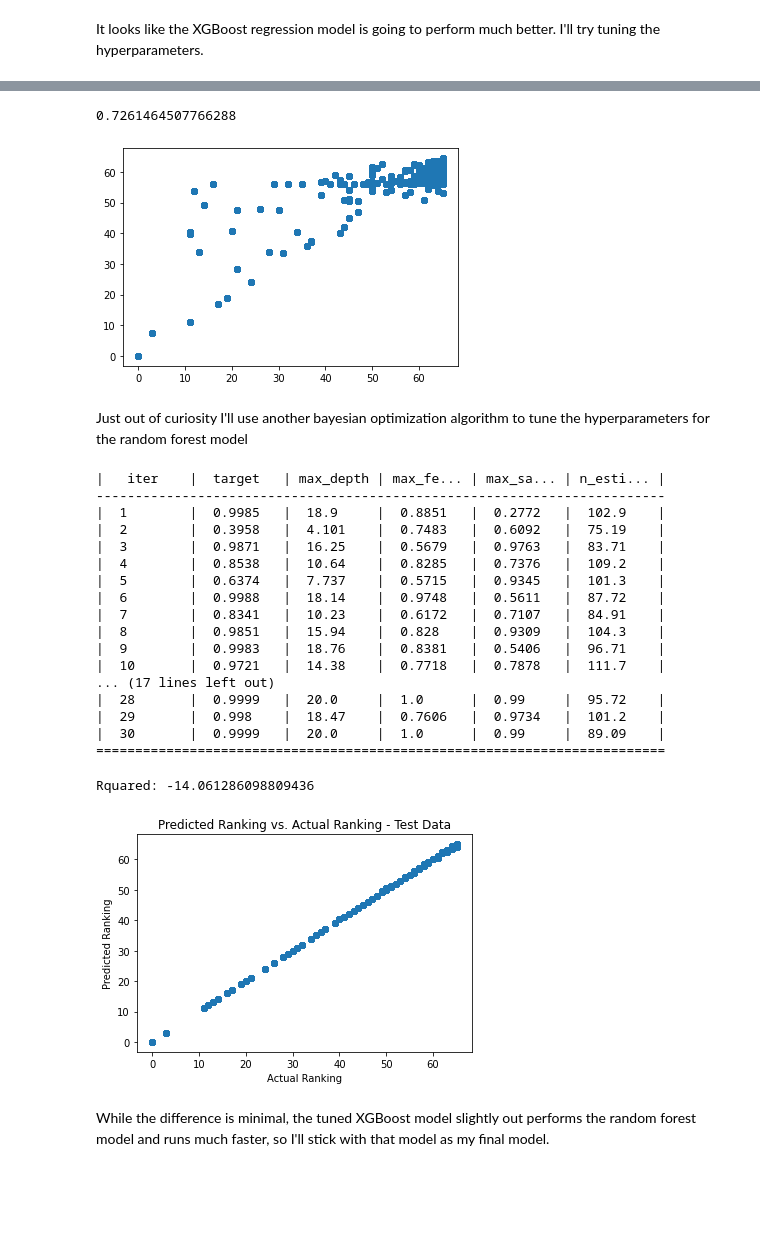
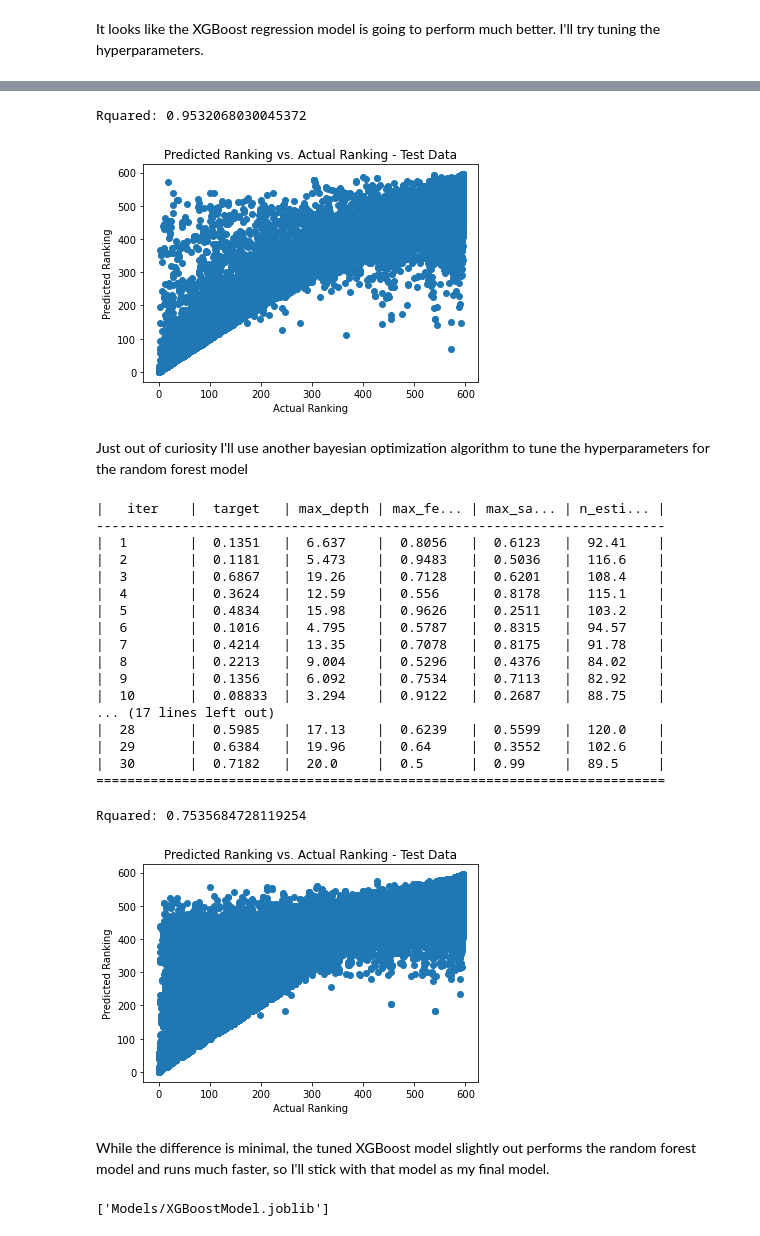
Before and after one commit to michaeltrent/Amazon_Product_Review_Project, a Jupyter notebook: Amazon_Product_Review_Project_Modeling.ipynb, the cells around one changed output, grey strips where cells are left out. Cells and saved outputs as stored; diff of their text form; code cells hidden in the pictures; blank space fills up the shorter version.

Commit message:
Adding documentation and updated modeling

```diff
--- a/Amazon_Product_Review_Project_Modeling.ipynb
+++ b/Amazon_Product_Review_Project_Modeling.ipynb
@@ -173,9 +171,7 @@ Adding the principle components and modeling the square root of the ranking make
 # %%
 predictors_6 = ['overall', 'verified', 'price', 'AvgRating', 'reviewSentiment', 'summarySentiment', 'reviewLength', 'clusters',
                 'clusterXreviewLength', 'clusterXprice', 'clusterXavgRating', 'clusterXratingCount', 'PCA0',
-       'PCA1', 'PCA2', 'PCA3', 'PCA4', 'PCA5', 'PCA6', 'PCA7', 'PCA8', 'PCA9',
-       'PCA10', 'PCA11', 'PCA12', 'PCA13', 'PCA14', 'PCA15', 'PCA16', 'PCA17',
-       'PCA18', 'PCA19', 'PCA20']
+       'PCA1', 'PCA2', 'PCA3', 'PCA4']
 X6_train = x_train[predictors_6]
 X6_test = x_test[predictors_6]
 xg6 = XGBRegressor(objective = 'reg:squarederror')
@@ -195,9 +191,7 @@ It looks like the XGBoost regression model is going to perform much better. I'll
 # %%
 predictors_7= ['overall', 'verified', 'price', 'AvgRating', 'reviewSentiment', 'summarySentiment', 'reviewLength', 'clusters',
                 'clusterXreviewLength', 'clusterXprice', 'clusterXavgRating', 'clusterXratingCount', 'PCA0',
-       'PCA1', 'PCA2', 'PCA3', 'PCA4', 'PCA5', 'PCA6', 'PCA7', 'PCA8', 'PCA9',
-       'PCA10', 'PCA11', 'PCA12', 'PCA13', 'PCA14', 'PCA15', 'PCA16', 'PCA17',
-       'PCA18', 'PCA19', 'PCA20']
+       'PCA1', 'PCA2', 'PCA3', 'PCA4']
 X7_train = x_train[predictors_7]
 X7_test = x_test[predictors_7]
 xg7 = XGBRegressor(objective = 'reg:squarederror')
@@ -261,12 +265,14 @@ xgb_bo.maximize(n_iter = 20, init_points = 10, acq = 'ei')
 params = xgb_bo.max['params']
 params['max_depth'] = int(params['max_depth'])
 params['n_estimators'] = int(params['n_estimators'])
+# %%
+params = {'max_depth':20, 'max_features': 0.5, 'max_samples': 0.99, 'n_estimators': 99, 'gamma': 1, 'learning_rate':1}
 # %%
 XGBModel = XGBRegressor(**params, objective = 'reg:squarederror')
-XGBModel.fit(X7_train, y_train)
+XGBModel.fit(X7_train, np.sqrt(y_train))
 preds = XGBModel.predict(X7_test)
-plt.scatter(y_test, preds)
-R2 = r2_score(y_test, preds)
+plt.scatter(y_test, preds**2)
+R2 = r2_score(y_test, preds**2)
 print('Rquared:', R2)
 _ = plt.title('Predicted Ranking vs. Actual Ranking - Test Data')
 _ = plt.ylabel('Predicted Ranking')
@@ -277,19 +357,19 @@ Rquared: 0.9999999997831475
 # %%
 #Now I'll try building a random forest regressor
 
-RF1 = RandomForestRegressor(max_depth = 8)
+RF1 = RandomForestRegressor()
 y_train = np.ravel(y_train)
-RF1.fit(X7_train, y_train)
+RF1.fit(X7_train, np.sqrt(y_train))
 preds = RF1.predict(X7_test)
-plt.scatter(y_test, preds)
-R2 = r2_score(y_test, preds)
+plt.scatter(y_test, preds**2)
+R2 = r2_score(y_test, preds**2)
 print('Rquared:', R2)
 _ = plt.title('Predicted Ranking vs. Actual Ranking - Test Data')
 _ = plt.ylabel('Predicted Ranking')
 _ = plt.xlabel('Actual Ranking')
 # %% [output]
-0.7261464507766288
+Rquared: 0.9532068030045372
-[figure, old version]
+[figure, new version]
 # %% [markdown]
 Just out of curiosity I'll use another bayesian optimization algorithm to tune the hyperparameters for the random forest model
 # %%
@@ -300,7 +380,7 @@ def bayes_tune_RF(max_depth, max_features, n_estimators, max_samples):
              'max_samples': float(max_samples)
              }
 
-    cv_result = cv(RandomForestRegressor(**params), X = X7_train, y = y_train, error_score = 0)
+    cv_result = cv(RandomForestRegressor(**params), X = X7_train, y = np.sqrt(y_train), error_score = 0)
     return np.nanmean(cv_result)
 
 RF_BO = BayesianOptimization(bayes_tune_RF, {'max_depth': (2, 20),
@@ -313,20 +393,20 @@ RF_BO.maximize(n_iter = 20, init_points = 10, acq = 'ei')
 # %% [output]
 |   iter    |  target   | max_depth | max_fe... | max_sa... | n_esti... |
 -------------------------------------------------------------------------
-|  1        |  0.9985   |  18.9     |  0.8851   |  0.2772   |  102.9    |
-|  2        |  0.3958   |  4.101    |  0.7483   |  0.6092   |  75.19    |
-|  3        |  0.9871   |  16.25    |  0.5679   |  0.9763   |  83.71    |
-|  4        |  0.8538   |  10.64    |  0.8285   |  0.7376   |  109.2    |
-|  5        |  0.6374   |  7.737    |  0.5715   |  0.9345   |  101.3    |
-|  6        |  0.9988   |  18.14    |  0.9748   |  0.5611   |  87.72    |
-|  7        |  0.8341   |  10.23    |  0.6172   |  0.7107   |  84.91    |
-|  8        |  0.9851   |  15.94    |  0.828    |  0.9309   |  104.3    |
-|  9        |  0.9983   |  18.76    |  0.8381   |  0.5406   |  96.71    |
-|  10       |  0.9721   |  14.38    |  0.7718   |  0.7878   |  111.7    |
+|  1        |  0.1351   |  6.637    |  0.8056   |  0.6123   |  92.41    |
+|  2        |  0.1181   |  5.473    |  0.9483   |  0.5036   |  116.6    |
+|  3        |  0.6867   |  19.26    |  0.7128   |  0.6201   |  108.4    |
+|  4        |  0.3624   |  12.59    |  0.556    |  0.8178   |  115.1    |
+|  5        |  0.4834   |  15.98    |  0.9626   |  0.2511   |  103.2    |
+|  6        |  0.1016   |  4.795    |  0.5787   |  0.8315   |  94.57    |
+|  7        |  0.4214   |  13.35    |  0.7078   |  0.8175   |  91.78    |
+|  8        |  0.2213   |  9.004    |  0.5296   |  0.4376   |  84.02    |
+|  9        |  0.1356   |  6.092    |  0.7534   |  0.7113   |  82.92    |
+|  10       |  0.08833  |  3.294    |  0.9122   |  0.2687   |  88.75    |
 ... (17 lines left out)
-|  28       |  0.9999   |  20.0     |  1.0      |  0.99     |  95.72    |
-|  29       |  0.998    |  18.47    |  0.7606   |  0.9734   |  101.2    |
-|  30       |  0.9999   |  20.0     |  1.0      |  0.99     |  89.09    |
+|  28       |  0.5985   |  17.13    |  0.6239   |  0.5599   |  120.0    |
+|  29       |  0.6384   |  19.96    |  0.64     |  0.3552   |  102.6    |
+|  30       |  0.7182   |  20.0     |  0.5      |  0.99     |  89.5     |
 =========================================================================
 # %%
 params = RF_BO.max['params']
@@ -338,13 +418,20 @@ y_train = np.ravel(y_train)
 RF1.fit(X7_train, np.sqrt(y_train))
 preds = RF1.predict(X7_test)
 plt.scatter(y_test, preds**2)
-R2 = r2_score(y_test, preds)
+R2 = r2_score(y_test, preds**2)
 print('Rquared:', R2)
 _ = plt.title('Predicted Ranking vs. Actual Ranking - Test Data')
 _ = plt.ylabel('Predicted Ranking')
 _ = plt.xlabel('Actual Ranking')
 # %% [output]
-Rquared: -14.061286098809436
+Rquared: 0.7535684728119254
-[figure, old version]
+[figure, new version]
 # %% [markdown]
 While the difference is minimal, the tuned XGBoost model slightly out performs the random forest model and runs much faster, so I'll stick with that model as my final model.
+# %%
+import pickle
+s = pickle.dumps(XGBModel)
+from joblib import dump, load
+dump(XGBModel, 'Models/XGBoostModel.joblib')
+# %% [output]
+['Models/XGBoostModel.joblib']
```
Also changed, not shown: parts of 26 cells of this notebook, 3 other files.
